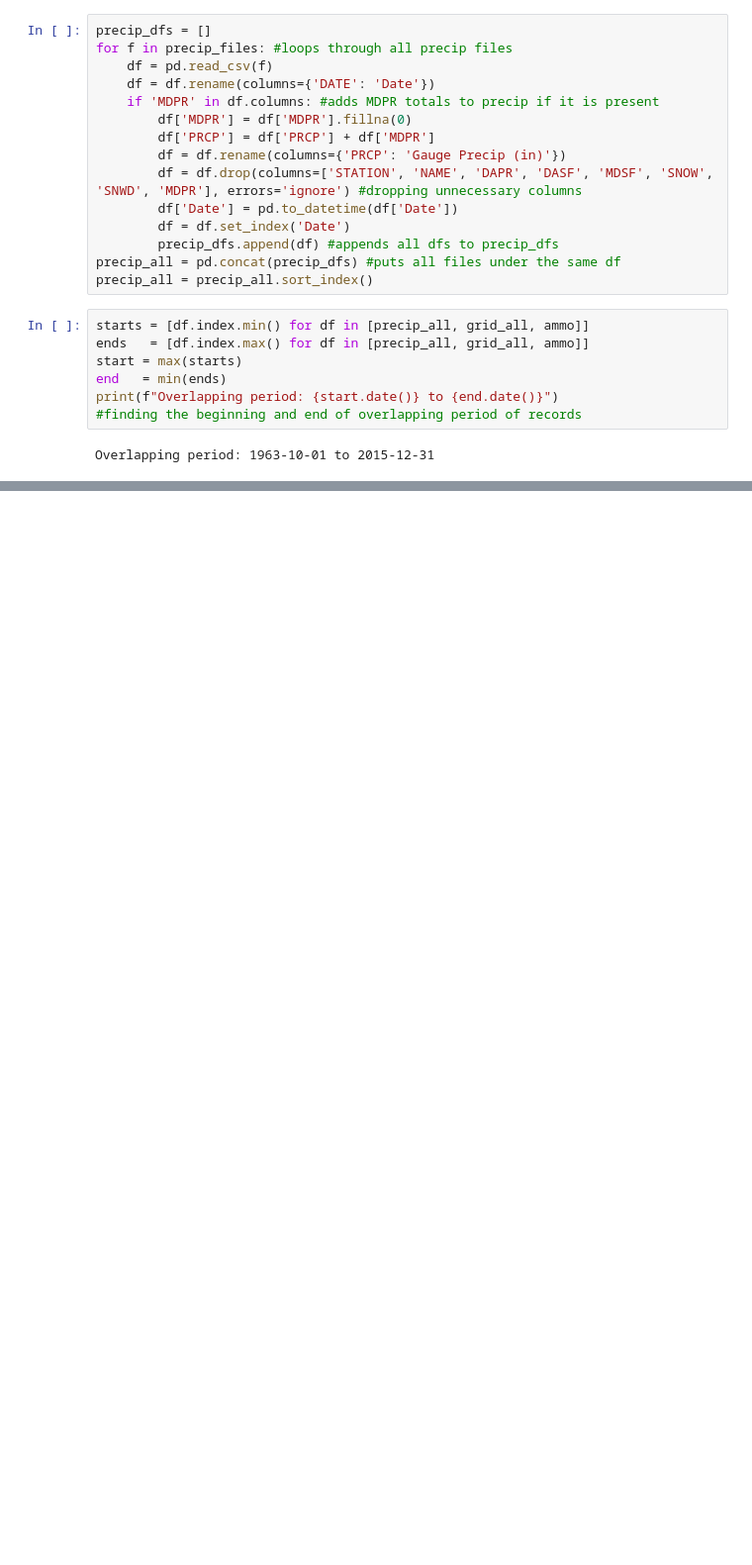
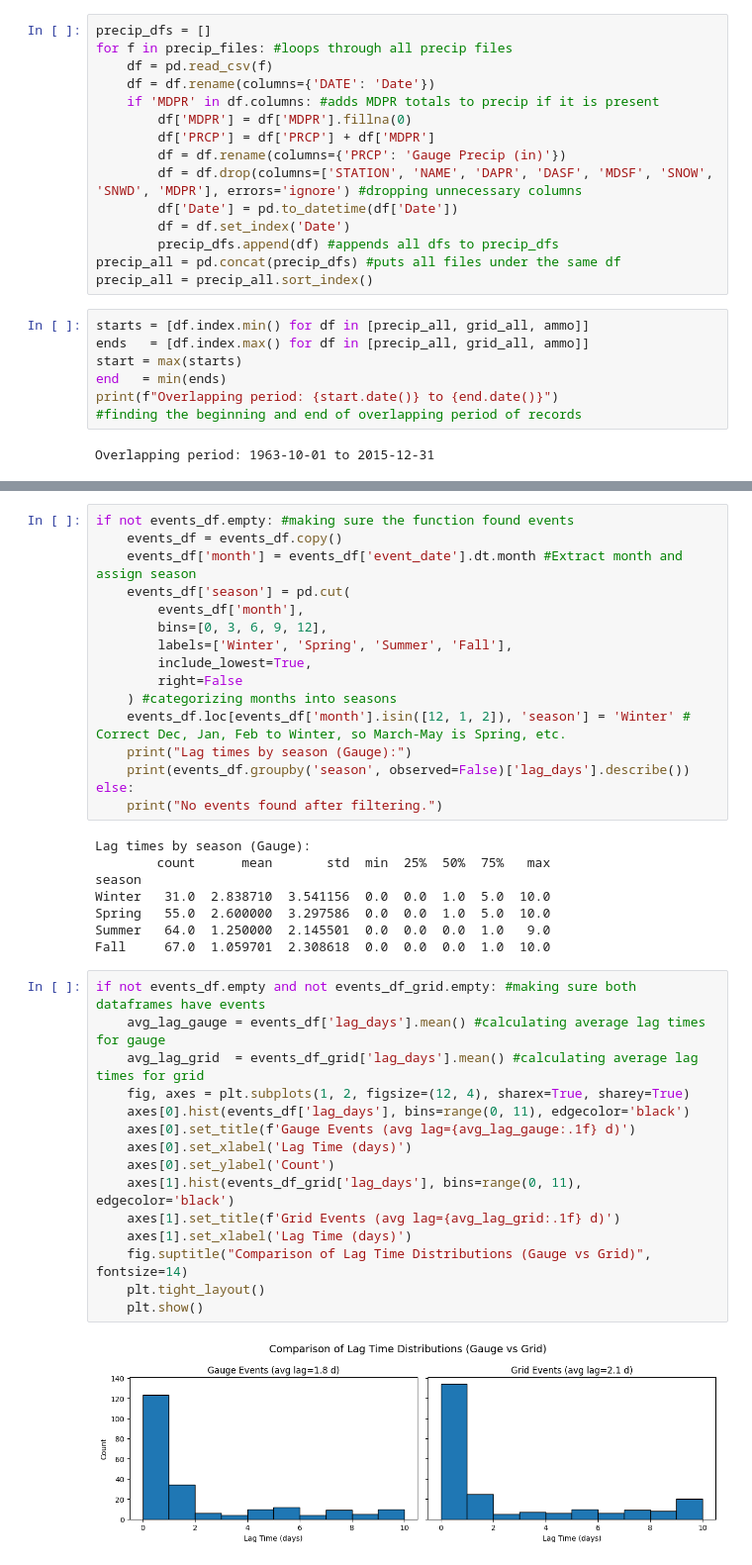
Before and after one commit to ROmslaer/ROmslaer895, a Jupyter notebook: ROmslaer Final Project.ipynb, the cells around one changed output, grey strips where cells are left out. Shown at 99% size. Drawn from its saved outputs; the diff is of its cells as text; blank space fills up the shorter version.

```diff
--- a/ROmslaer Final Project.ipynb
+++ b/ROmslaer Final Project.ipynb
@@ -346,0 +277,41 @@ Fall     67.0  1.059701  2.308618  0.0  0.0  0.0  1.0  10.0
+# %%
+if not events_df.empty: #making sure the function found events
+    events_df = events_df.copy()
+    events_df['month'] = events_df['event_date'].dt.month #Extract month and assign season
+    events_df['season'] = pd.cut(
+        events_df['month'],
+        bins=[0, 3, 6, 9, 12],
+        labels=['Winter', 'Spring', 'Summer', 'Fall'],
+        include_lowest=True,
+        right=False
+    ) #categorizing months into seasons
+    events_df.loc[events_df['month'].isin([12, 1, 2]), 'season'] = 'Winter' # Correct Dec, Jan, Feb to Winter, so March-May is Spring, etc.
+    print("Lag times by season (Gauge):")
+    print(events_df.groupby('season', observed=False)['lag_days'].describe())
+else:
+    print("No events found after filtering.")
+# %% [output]
+Lag times by season (Gauge):
+        count      mean       std  min  25%  50%  75%   max
+season
+Winter   31.0  2.838710  3.541156  0.0  0.0  1.0  5.0  10.0
+Spring   55.0  2.600000  3.297586  0.0  0.0  1.0  5.0  10.0
+Summer   64.0  1.250000  2.145501  0.0  0.0  0.0  1.0   9.0
+Fall     67.0  1.059701  2.308618  0.0  0.0  0.0  1.0  10.0
+# %%
+if not events_df.empty and not events_df_grid.empty: #making sure both dataframes have events
+    avg_lag_gauge = events_df['lag_days'].mean() #calculating average lag times for gauge
+    avg_lag_grid  = events_df_grid['lag_days'].mean() #calculating average lag times for grid
+    fig, axes = plt.subplots(1, 2, figsize=(12, 4), sharex=True, sharey=True)
+    axes[0].hist(events_df['lag_days'], bins=range(0, 11), edgecolor='black')
+    axes[0].set_title(f'Gauge Events (avg lag={avg_lag_gauge:.1f} d)')
+    axes[0].set_xlabel('Lag Time (days)')
+    axes[0].set_ylabel('Count')
+    axes[1].hist(events_df_grid['lag_days'], bins=range(0, 11), edgecolor='black')
+    axes[1].set_title(f'Grid Events (avg lag={avg_lag_grid:.1f} d)')
+    axes[1].set_xlabel('Lag Time (days)')
+    fig.suptitle("Comparison of Lag Time Distributions (Gauge vs Grid)", fontsize=14)
+    plt.tight_layout()
+    plt.show()
+# %% [output]
+[figure, added]
```
Also changed, not shown: parts of 52 cells of this notebook.
